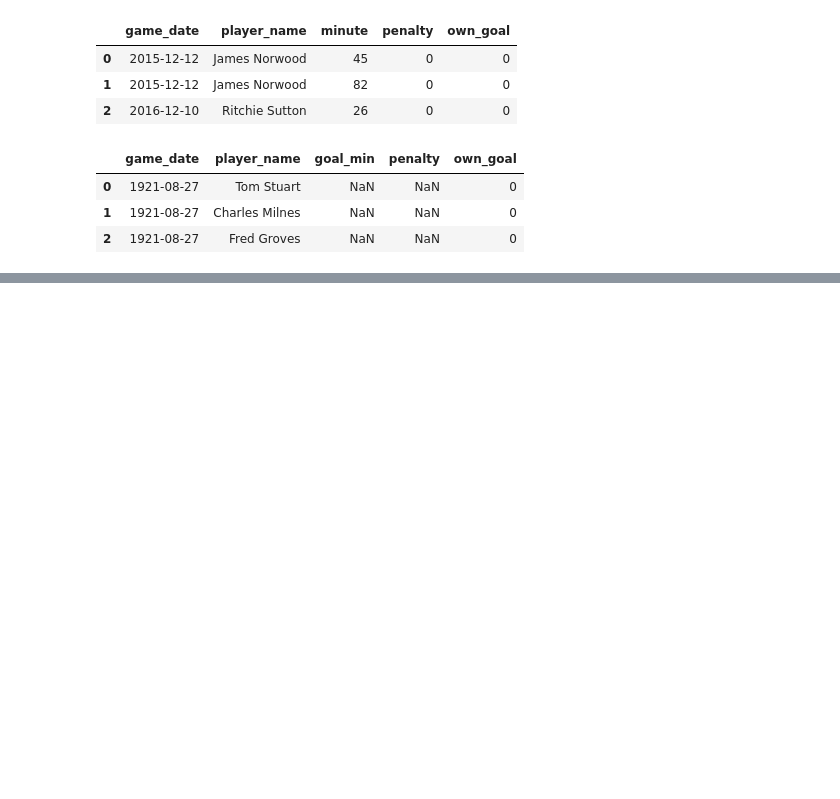
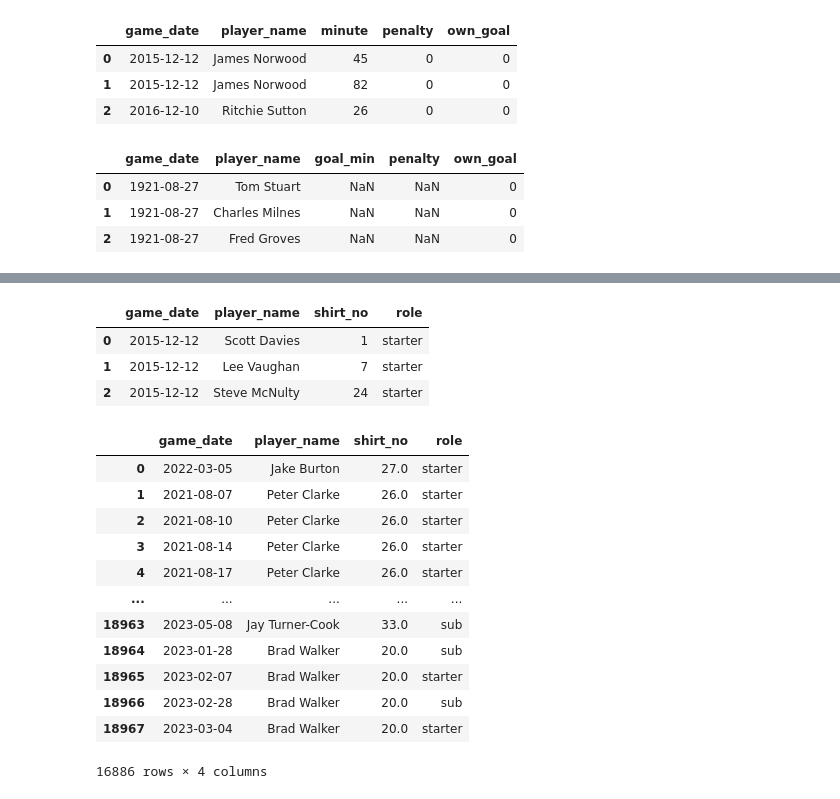
Before and after one commit to petebrown/pre-2023-data-prep, a Jupyter notebook: data-pipeline-prep.ipynb, the cells around one changed output, grey strips where cells are left out. Drawn from its saved outputs; the diff is of its cells as text; code cells hidden in the pictures; blank space fills up the shorter version.

```diff
--- a/data-pipeline-prep.ipynb
+++ b/data-pipeline-prep.ipynb
@@ -227,0 +278,4 @@ goals_df.to_csv('data/goals_df.csv', index=False)
+# %%
+cr_sub_mins = pd.read_csv("https://raw.githubusercontent.com/petebrown/complete-record/main/output/cr_subs_and_reds.csv", parse_dates = ["game_date"], na_values = ["0"])[["game_date", "player_name", "min_off", "min_on"]]
+
+cr_sub_mins.head(3)
@@ -227,0 +287,4 @@ goals_df.to_csv('data/goals_df.csv', index=False)
+# %%
+sub_mins_df = pd.concat([cr_sub_mins, sb_sub_mins]).reset_index(drop = True)
+
+sub_mins_df.head(3)
@@ -227,0 +298,4 @@ goals_df.to_csv('data/goals_df.csv', index=False)
+# %%
+shirt_nos_df = pd.read_csv("https://raw.githubusercontent.com/petebrown/complete-record/main/squad_nos/squad_nos.csv")
+
+shirt_nos_df.head(3)
@@ -227,0 +432,55 @@ goals_df.to_csv('data/goals_df.csv', index=False)
+# %%
+fa_trophy_player_apps = pd.read_csv("https://raw.githubusercontent.com/petebrown/complete-record/main/fa-trophy/fa_trophy_fixtures.csv", parse_dates = ["game_date"]) \
+    [["game_date", "player_name", "shirt_no", "role"]]
+
+fa_trophy_player_apps.head(3)
+# %% [output]
+|  | game_date | player_name | shirt_no | role |
+| 0 | 2015-12-12 | Scott Davies | 1 | starter |
+| 1 | 2015-12-12 | Lee Vaughan | 7 | starter |
+| 2 | 2015-12-12 | Steve McNulty | 24 | starter |
+# %%
+def get_squad_no(season, player_name, game_date):
+    try:
+        if season == "2014/15" and player_name == "Janoi Donacien" and game_date < pd.Timestamp("2015-03-07"):
+            return 19
+        elif season == "2014/15" and player_name == "Janoi Donacien" and game_date >= pd.Timestamp("2015-03-07"):
+            return  12
+        else:
+            return shirt_nos_df[(shirt_nos_df.season == season) & (shirt_nos_df.player_name == player_name)].squad_no.values[0]
+    except:
+        return None
+
+sb_player_apps = sb_match_apps[~sb_match_apps.season.isin(["1996/97", "1997/98", "1998/99"])][["game_date", "player_name"]].copy()
+
+sb_player_apps["shirt_no"] = sb_match_apps.apply(lambda x: get_squad_no(x.season, x.player_name, x.game_date), axis = 1)
+# %%
+# def get_role(game_date, player_name):
+
+def get_role(game_date, player_name):
+    subs = sub_mins_df[~sub_mins_df.min_on.isna()].drop(columns=['min_off', 'min_on'])
+
+    subs = subs[(subs.game_date == game_date) & (subs.player_name == player_name)]
+
+    if subs.empty:
+        return "starter"
+    else:
+        return "sub"
+
+sb_player_apps["role"] = sb_player_apps.apply(lambda x: get_role(x.game_date, x.player_name), axis=1)
+
+sb_player_apps
+# %% [output]
+|  | game_date | player_name | shirt_no | role |
+| 0 | 2022-03-05 | Jake Burton | 27.0 | starter |
+| 1 | 2021-08-07 | Peter Clarke | 26.0 | starter |
+| 2 | 2021-08-10 | Peter Clarke | 26.0 | starter |
+| 3 | 2021-08-14 | Peter Clarke | 26.0 | starter |
+| 4 | 2021-08-17 | Peter Clarke | 26.0 | starter |
+| ... | ... | ... | ... | ... |
+| 18963 | 2023-05-08 | Jay Turner-Cook | 33.0 | sub |
+| 18964 | 2023-01-28 | Brad Walker | 20.0 | sub |
+| 18965 | 2023-02-07 | Brad Walker | 20.0 | starter |
+| 18966 | 2023-02-28 | Brad Walker | 20.0 | sub |
+| 18967 | 2023-03-04 | Brad Walker | 20.0 | starter |
+16886 rows × 4 columns
```
Also changed, not shown: parts of 30 cells of this notebook.
